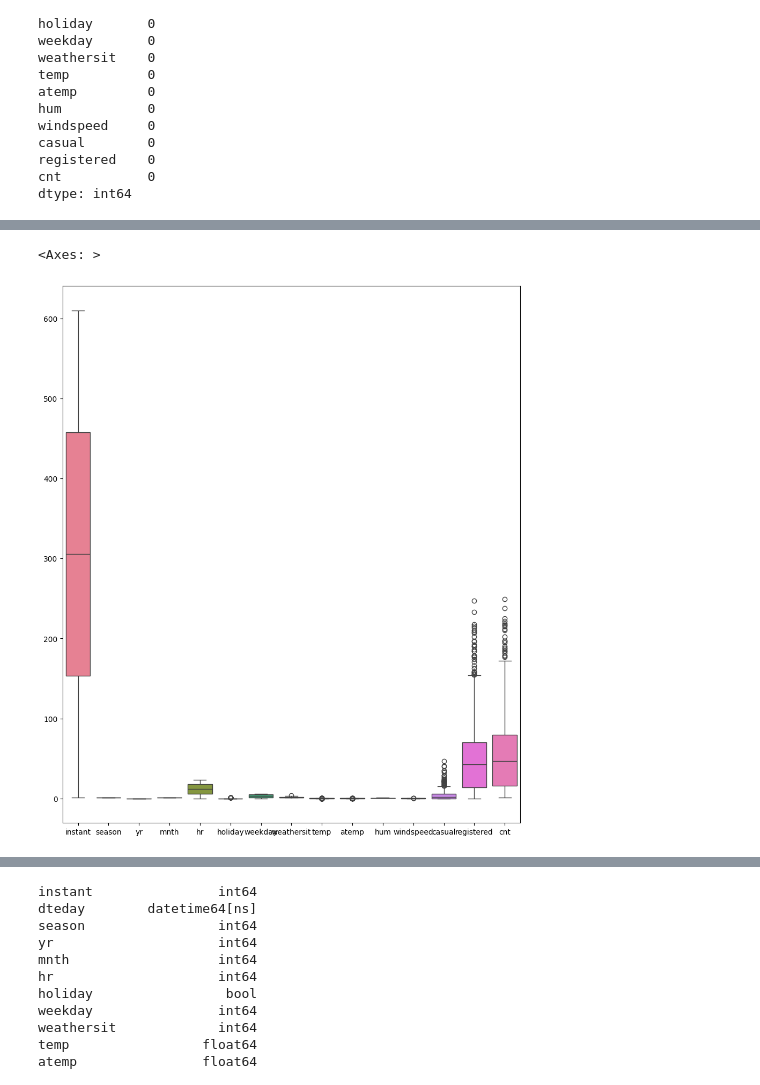
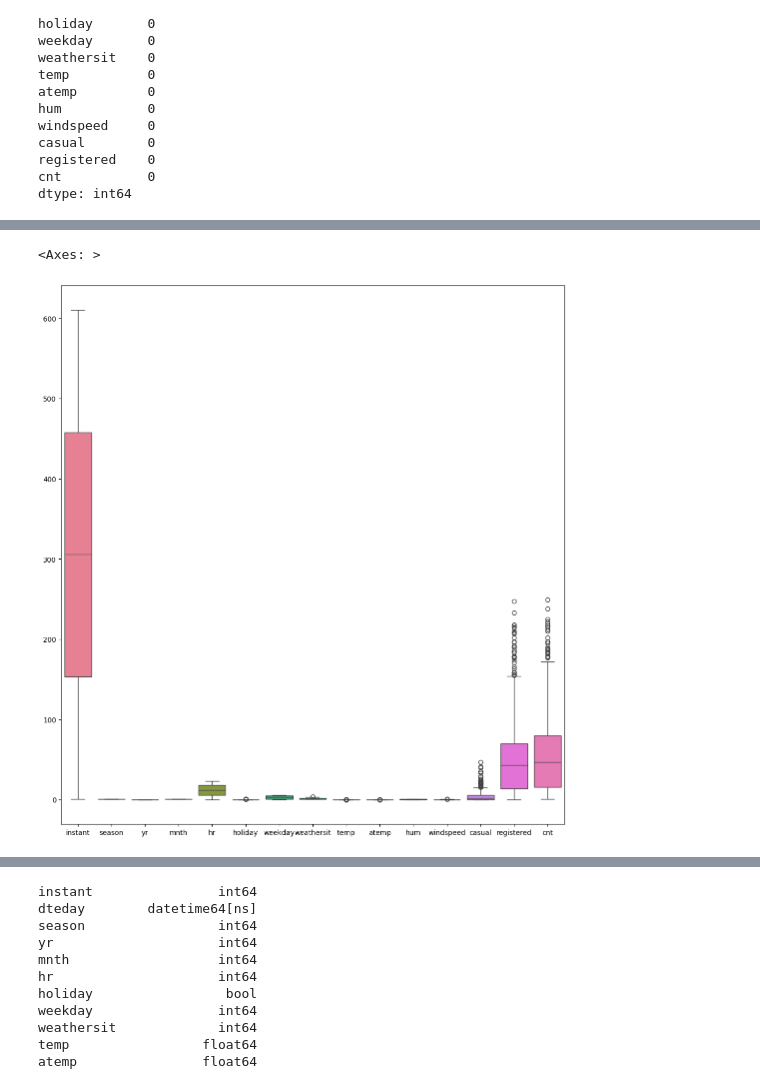
Before and after one commit to Deb052024/Data-Wranglling, a Jupyter notebook: Data_Wrangling_Project_2.ipynb, the cells around one changed output, grey strips where cells are left out. Drawn from its saved outputs; the diff is of its cells as text; code cells hidden in the pictures.

```diff
--- a/Data_Wrangling_Project_2.ipynb
+++ b/Data_Wrangling_Project_2.ipynb
@@ -242,6 +279,6 @@ dtype: int64
 # %%
-plt.figure(figsize=(11,13))
+plt.figure(figsize=(13,14))
 sns.boxplot(bikecount)
 # %% [output]
 <Axes: >
-[figure, old version]
+[figure, new version]
```
Also changed, not shown: parts of 81 cells of this notebook.
